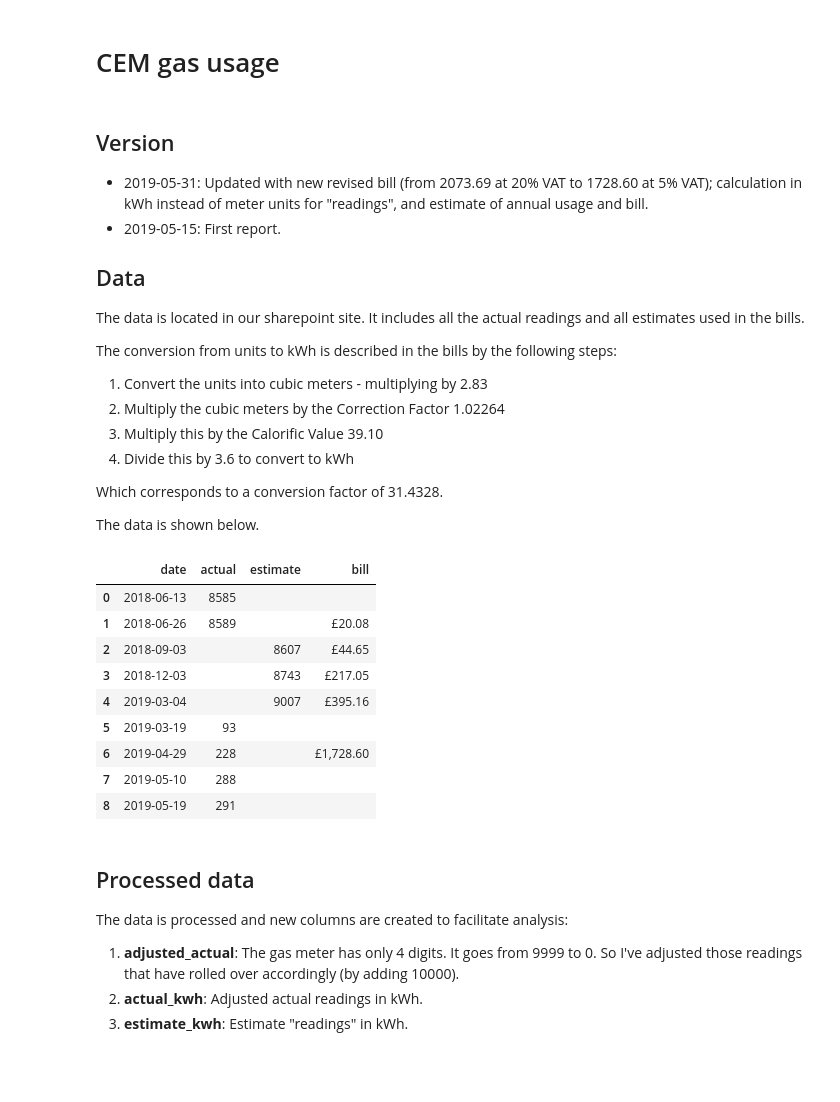
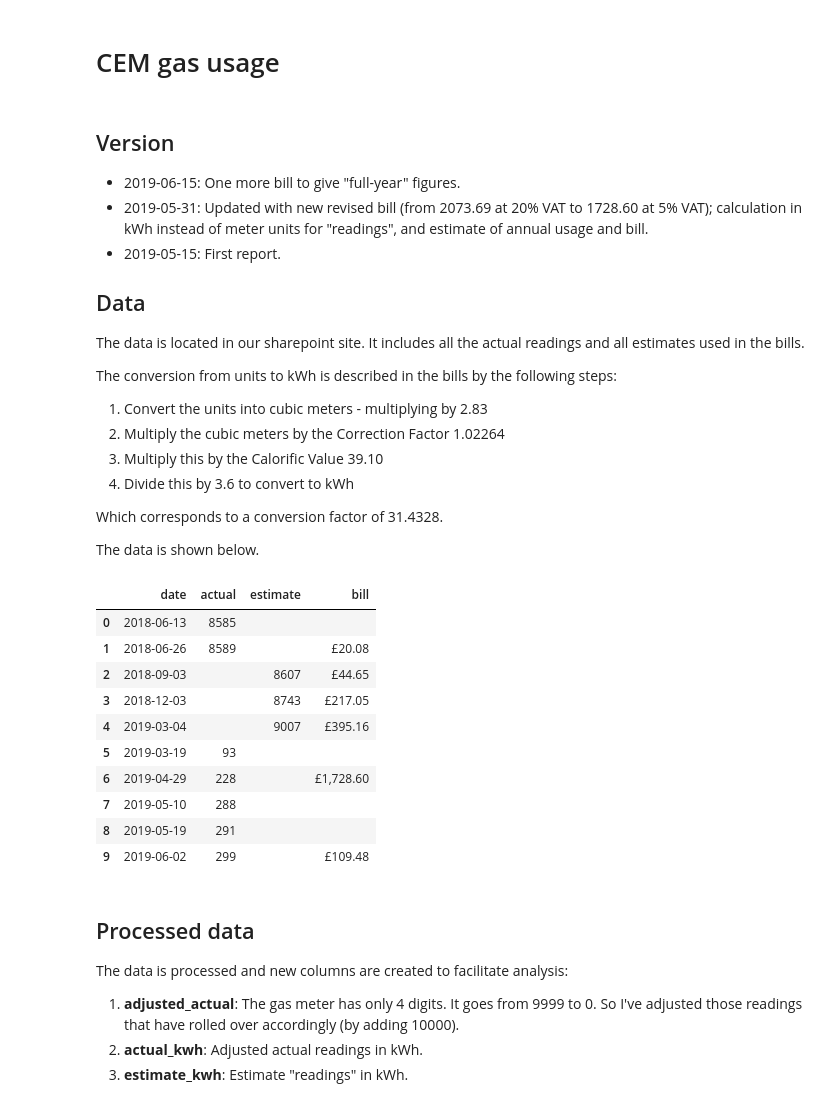
Before and after one commit to siongngiap/cem, a Jupyter notebook: cem_gas.ipynb, the cells around one changed output. Saved outputs shown, nothing was run; the diff lists cells and outputs as text; code cells hidden in the pictures; blank space fills up the shorter version.

```diff
--- a/cem_gas.ipynb
+++ b/cem_gas.ipynb
@@ -2,6 +2,7 @@
 # CEM gas usage
 # %% [markdown]
 ## Version
+* 2019-06-15: One more bill to give "full-year" figures.
 * 2019-05-31: Updated with new revised bill (from 2073.69 at 20% VAT to 1728.60 at 5% VAT); calculation in kWh instead of meter units for "readings", and estimate of annual usage and bill.
 * 2019-05-15: First report.
 
@@ -33,34 +34,36 @@ Date	Actual	Estimate	Bill	Bill units
 2018-06-13	8585
 2018-06-26	8589		£20.08	4
 2018-09-03		8607	£44.65	18
 2018-12-03		8743	£217.05	136
 2019-03-04		9007	£395.16	264
 2019-03-19	93
 2019-04-29	228		£1,728.60	1221
 2019-05-10	288
-2019-05-19	291			'''
+2019-05-19	291
+2019-06-02	299		£109.48	71'''
 
 # data
 table_lines = [line.split('\t') for line in table.splitlines()[1:]]
 df = pd.DataFrame({
     'date': [line[0] for line in table_lines[1:]],
     'actual': [line[1] for line in table_lines[1:]],
     'estimate': [line[2] for line in table_lines[1:]],
     'bill': [line[3] for line in table_lines[1:]]
 })
 df = df[['date', 'actual', 'estimate', 'bill']]
 df
 # %% [output]
 |  | date | actual | estimate | bill |
 | 0 | 2018-06-13 | 8585 |  |  |
 | 1 | 2018-06-26 | 8589 |  | £20.08 |
 | 2 | 2018-09-03 |  | 8607 | £44.65 |
 | 3 | 2018-12-03 |  | 8743 | £217.05 |
 | 4 | 2019-03-04 |  | 9007 | £395.16 |
 | 5 | 2019-03-19 | 93 |  |  |
 | 6 | 2019-04-29 | 228 |  | £1,728.60 |
 | 7 | 2019-05-10 | 288 |  |  |
 | 8 | 2019-05-19 | 291 |  |  |
+| 9 | 2019-06-02 | 299 |  | £109.48 |
 # %% [markdown]
 ## Processed data
 
```
Also changed, not shown: parts of 5 cells of this notebook, 1 other file.
